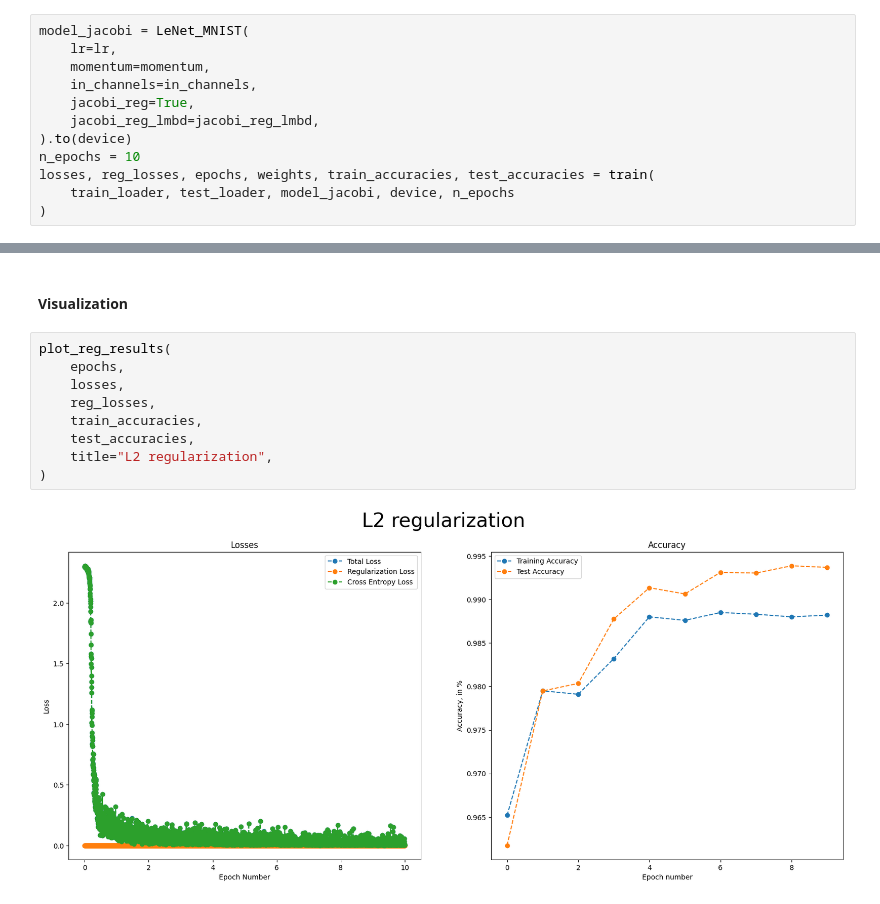
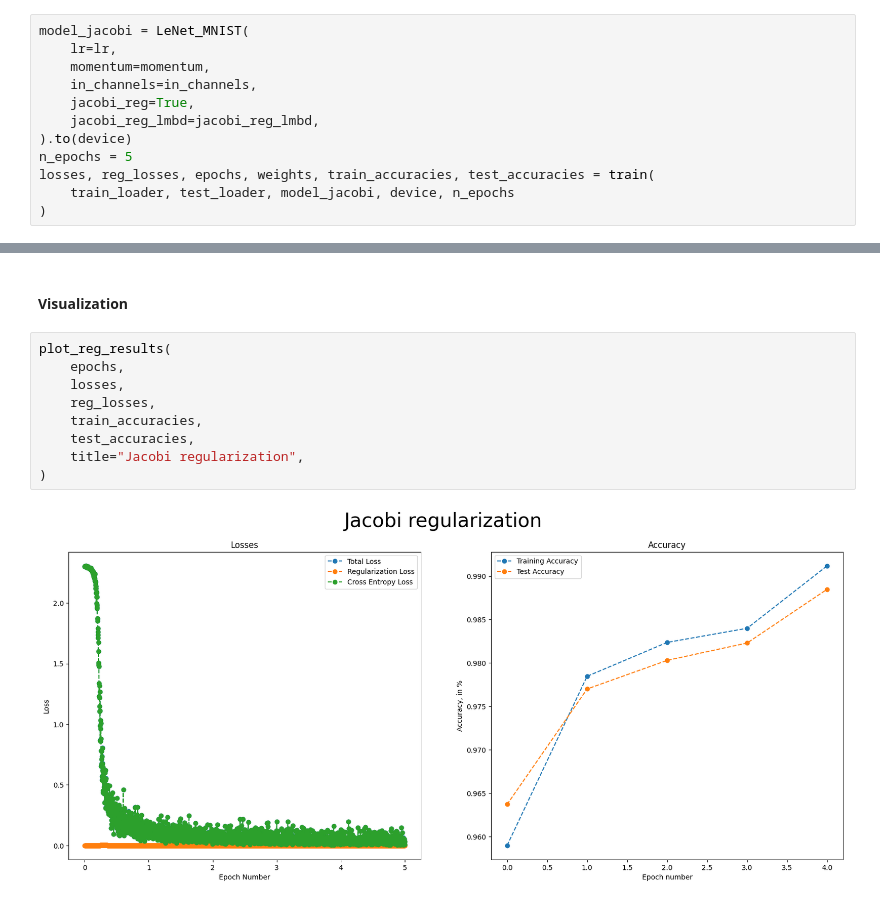
Before and after one commit to bioAI-Oslo/RegDNNs, a Jupyter notebook: Jacobian Regularization/mnist_lenet.ipynb, the cells around one changed output, grey strips where cells are left out. Drawn from its saved outputs; the diff is of its cells as text.

Commit message:
modified:   Jacobian Regularization/mnist_lenet.ipynb 	modified:   Jacobian Regularization/plotting_tools.py 	modified:   README.md

```diff
--- a/Jacobian Regularization/mnist_lenet.ipynb
+++ b/Jacobian Regularization/mnist_lenet.ipynb
@@ -158,7 +170,7 @@ model_jacobi = LeNet_MNIST(
     jacobi_reg=True,
     jacobi_reg_lmbd=jacobi_reg_lmbd,
 ).to(device)
-n_epochs = 10
+n_epochs = 5
 losses, reg_losses, epochs, weights, train_accuracies, test_accuracies = train(
     train_loader, test_loader, model_jacobi, device, n_epochs
 )
@@ -188,12 +190,12 @@ Accuracy of the network on the test images: 98 %
 # %%
 plot_reg_results(
     epochs,
     losses,
     reg_losses,
     train_accuracies,
     test_accuracies,
-    title="L2 regularization",
+    title="Jacobi regularization",
 )
 # %% [output]
-[figure, old version]
+[figure, new version]
 # %%
```
Also changed, not shown: parts of 18 cells of this notebook, 2 other files.
